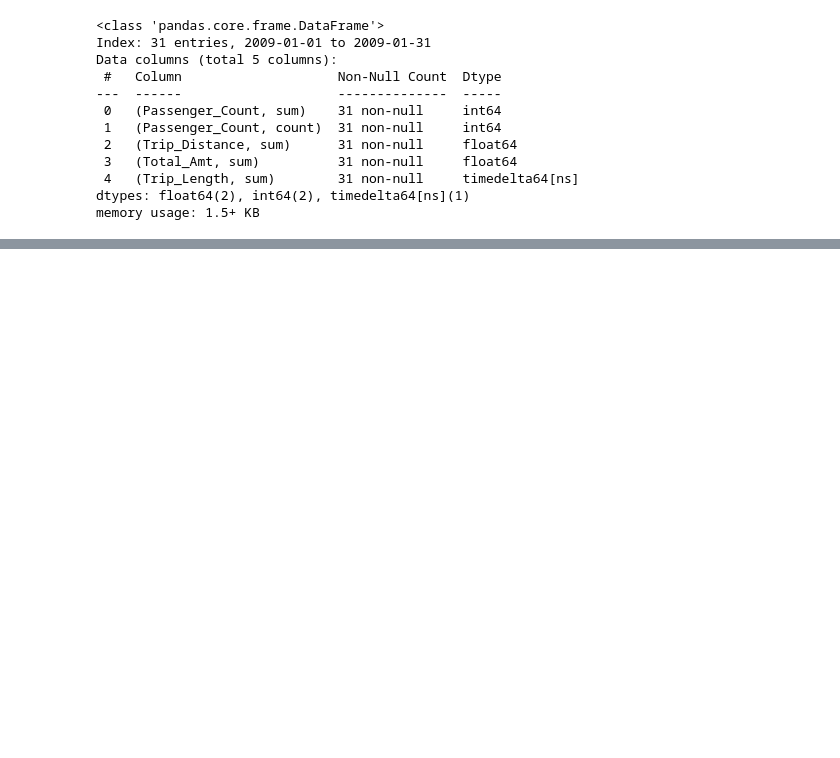
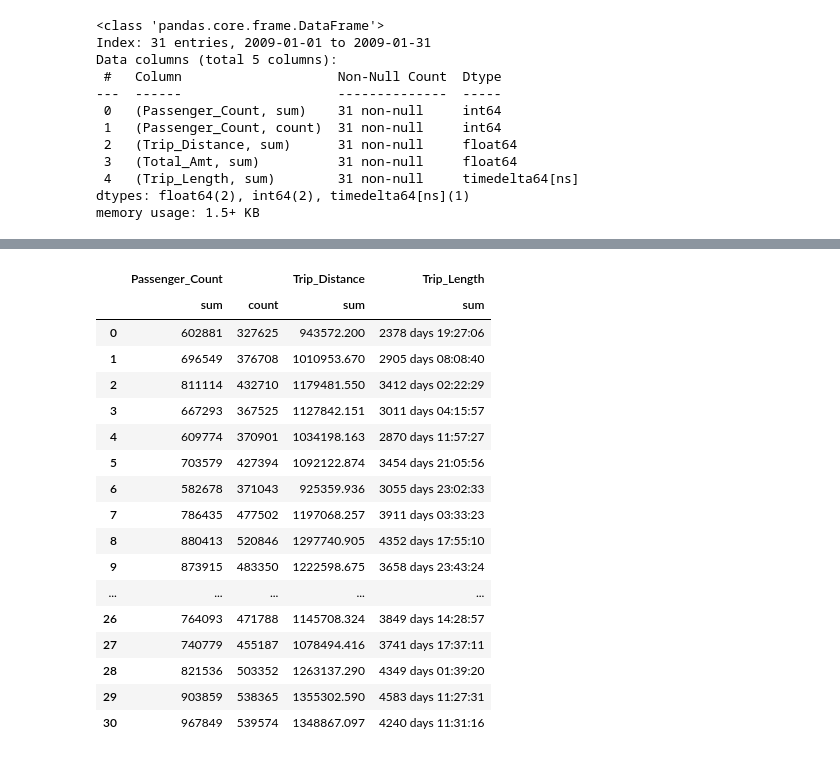
Before and after one commit to tbrewerDev-10/capstone, a Jupyter notebook: Matt_Workspace/Data_Cleaning.ipynb, the cells around one changed output, grey strips where cells are left out. Drawn from its saved outputs; the diff is of its cells as text; code cells hidden in the pictures; blank space fills up the shorter version.

```diff
--- a/Matt_Workspace/Data_Cleaning.ipynb
+++ b/Matt_Workspace/Data_Cleaning.ipynb
@@ -142,0 +152,7 @@ from sklearn.metrics import accuracy_score
+# %%
+df1.reset_index(inplace=True)
+y = df1[('Total_Amt', 'sum')]
+X = df1.drop([('Total_Amt', 'sum'), ('Date', )], axis = 1)
+# %%
+X[('Trip_Length', 'sum')]= X[('Trip_Length', 'sum')].astype('timedelta64[m]')
+X.info()
@@ -142,0 +171,21 @@ from sklearn.metrics import accuracy_score
+# %%
+display(X)
+# %% [output]
+|  | Passenger_Count |  | Trip_Distance | Trip_Length |
+|  | sum | count | sum | sum |
+| 0 | 602881 | 327625 | 943572.200 | 2378 days 19:27:06 |
+| 1 | 696549 | 376708 | 1010953.670 | 2905 days 08:08:40 |
+| 2 | 811114 | 432710 | 1179481.550 | 3412 days 02:22:29 |
+| 3 | 667293 | 367525 | 1127842.151 | 3011 days 04:15:57 |
+| 4 | 609774 | 370901 | 1034198.163 | 2870 days 11:57:27 |
+| 5 | 703579 | 427394 | 1092122.874 | 3454 days 21:05:56 |
+| 6 | 582678 | 371043 | 925359.936 | 3055 days 23:02:33 |
+| 7 | 786435 | 477502 | 1197068.257 | 3911 days 03:33:23 |
+| 8 | 880413 | 520846 | 1297740.905 | 4352 days 17:55:10 |
+| 9 | 873915 | 483350 | 1222598.675 | 3658 days 23:43:24 |
+| ... | ... | ... | ... | ... |
+| 26 | 764093 | 471788 | 1145708.324 | 3849 days 14:28:57 |
+| 27 | 740779 | 455187 | 1078494.416 | 3741 days 17:37:11 |
+| 28 | 821536 | 503352 | 1263137.290 | 4349 days 01:39:20 |
+| 29 | 903859 | 538365 | 1355302.590 | 4583 days 11:27:31 |
+| 30 | 967849 | 539574 | 1348867.097 | 4240 days 11:31:16 |
```
Also changed, not shown: parts of 7 cells of this notebook, 3 other files.
